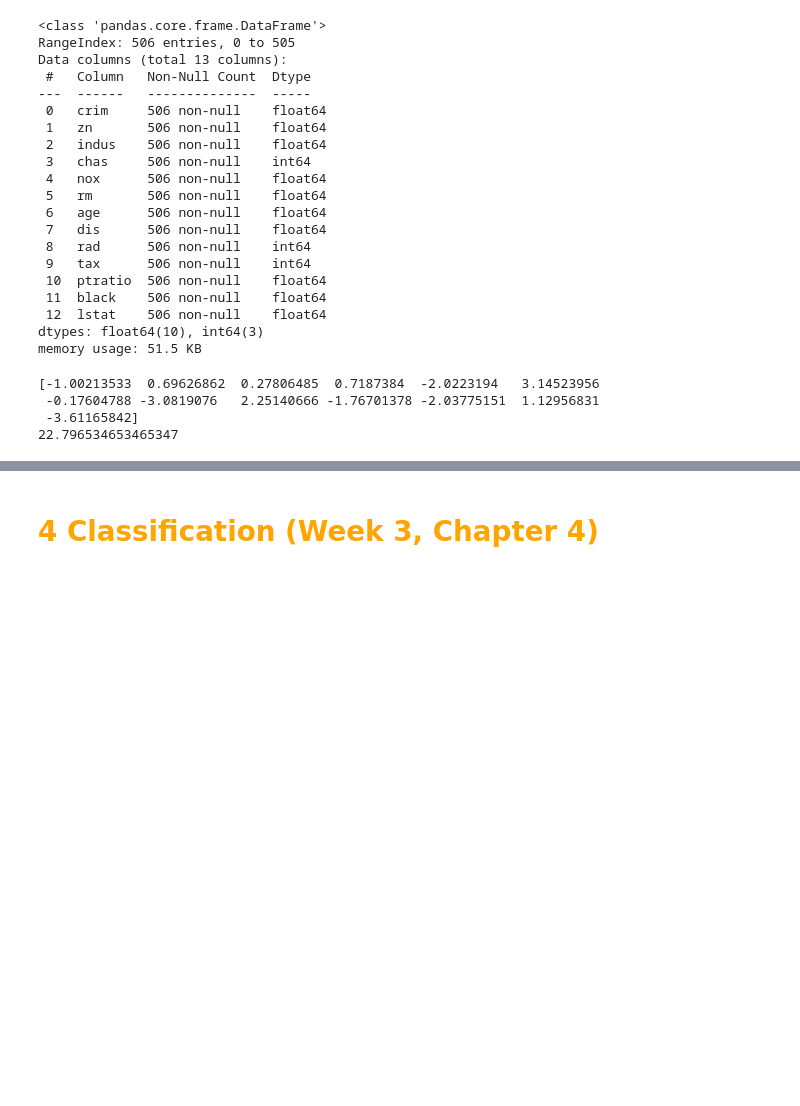
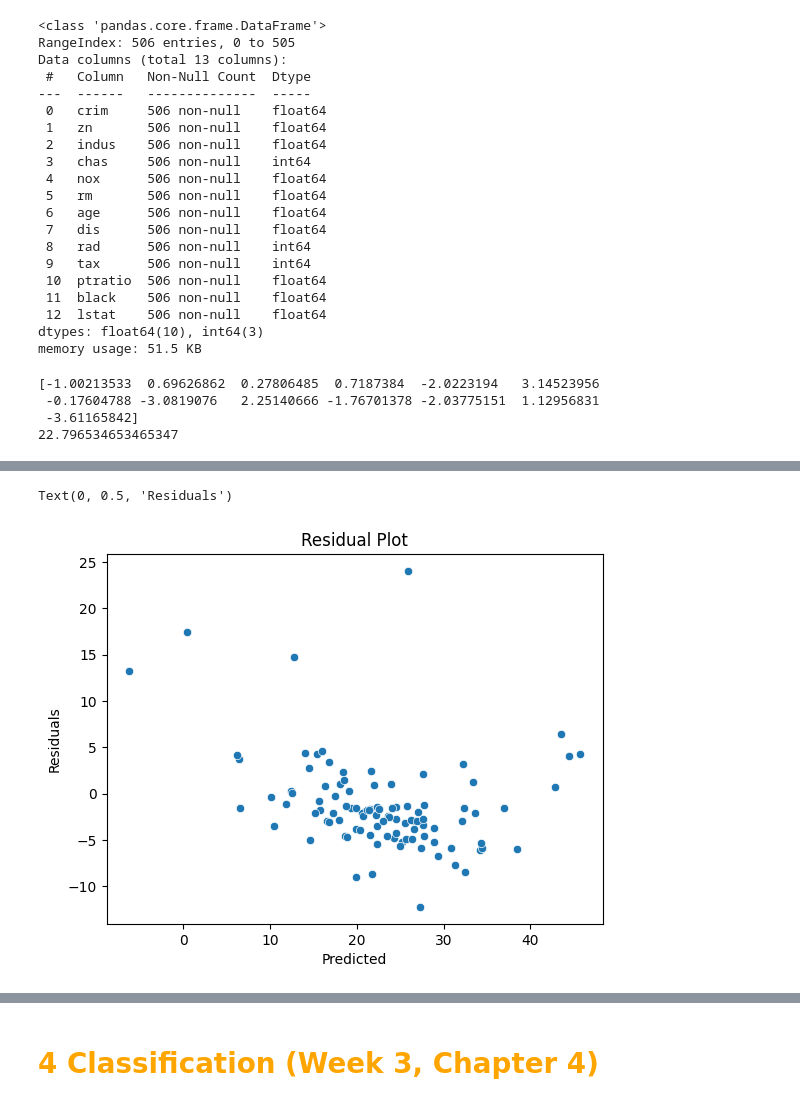
Before and after one commit to Hazim-HF/Machine-Learning, a Jupyter notebook: ML.ipynb, the cells around one changed output, grey strips where cells are left out. Drawn from its saved outputs; the diff is of its cells as text; code cells hidden in the pictures; blank space fills up the shorter version.

```diff
--- a/ML.ipynb
+++ b/ML.ipynb
@@ -248,6 +271,8 @@ dtypes: float64(10), int64(3)
 memory usage: 51.5 KB
 # %%
 import pandas as pd
+import seaborn as sns
+import matplotlib.pyplot as plt
 
 from sklearn.linear_model import LinearRegression
 from sklearn.model_selection import train_test_split
@@ -271,7 +296,7 @@ x_test_scale = scale.fit_transform(x_test.select_dtypes(include=['float64', 'int
 from sklearn.linear_model import LinearRegression
 lr = LinearRegression()
 
-modle = lr.fit(x_train_scale, y_train)
+lr.fit(x_train_scale, y_train)
 
 print(lr.coef_)
 
@@ -283,0 +317,17 @@ print(lr.intercept_)
+# %%
+# 1. Residual plot
+
+resid = y_test - lr.predict(x_test_scale)
+
+sns.scatterplot(x=lr.predict(x_test_scale), y=resid)
+plt.title("Residual Plot")
+plt.xlabel("Predicted")
+plt.ylabel("Residuals")
+
+# 2. Predicted vs Actual plot
+# 3. Histogram of residuals
+# 4. QQ Plot (Quantile-Quantile)
+# 5. Learning Curve
+# %% [output]
+Text(0, 0.5, 'Residuals')
+[figure, added]
```
Also changed, not shown: parts of 17 cells of this notebook.
